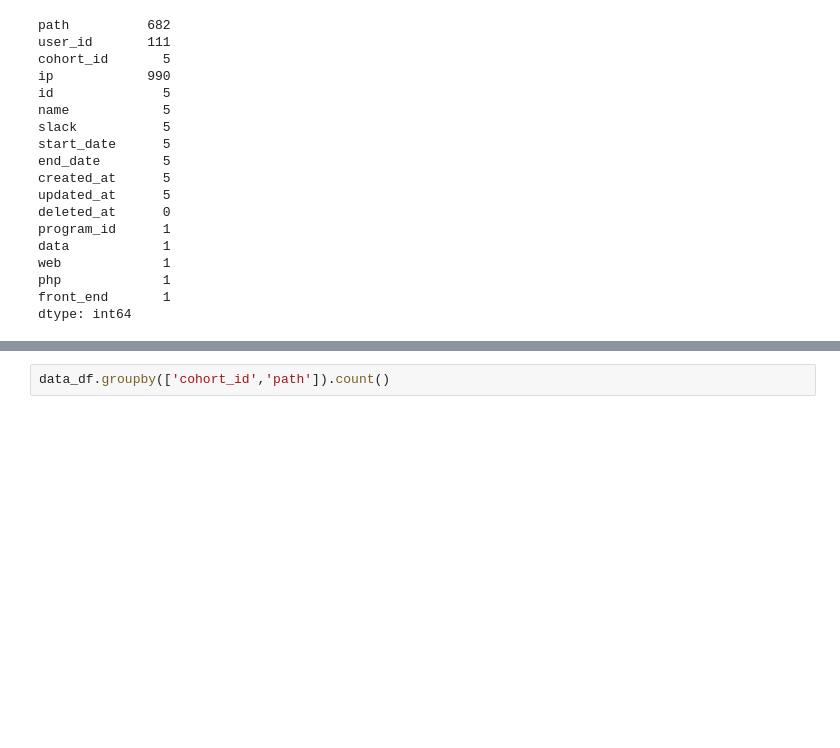
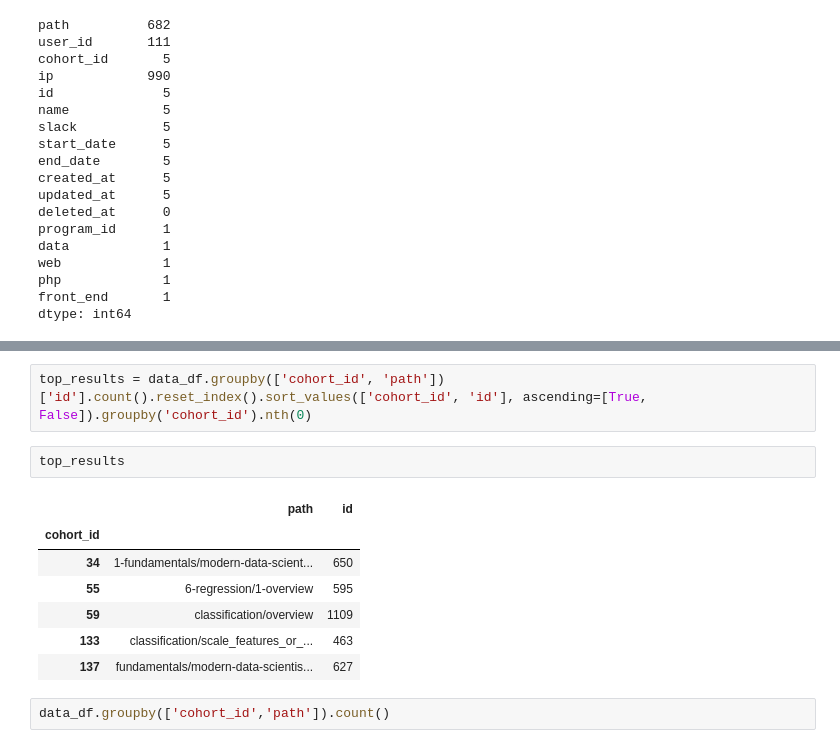
Before and after one commit to Anomaly-Detection-Project/Anomaly_detect-Project, a Jupyter notebook: manny_functions.ipynb, the cells around one changed output, grey strips where cells are left out. Cells and saved outputs as stored; diff of their text form; blank space fills up the shorter version.

Commit message:
saved my progress question 1 group_by().group_by()

```diff
--- a/manny_functions.ipynb
+++ b/manny_functions.ipynb
@@ -145,3 +165,15 @@ dtype: int64
+# %%
+top_results = data_df.groupby(['cohort_id', 'path'])['id'].count().reset_index().sort_values(['cohort_id', 'id'], ascending=[True, False]).groupby('cohort_id').nth(0)
+# %%
+top_results
+# %% [output]
+|  | path | id |
+| cohort_id |  |  |
+| 34 | 1-fundamentals/modern-data-scient... | 650 |
+| 55 | 6-regression/1-overview | 595 |
+| 59 | classification/overview | 1109 |
+| 133 | classification/scale_features_or_... | 463 |
+| 137 | fundamentals/modern-data-scientis... | 627 |
 # %%
 data_df.groupby(['cohort_id','path']).count()
 # %% [output]
```
Also changed, not shown: parts of 9 cells of this notebook.
